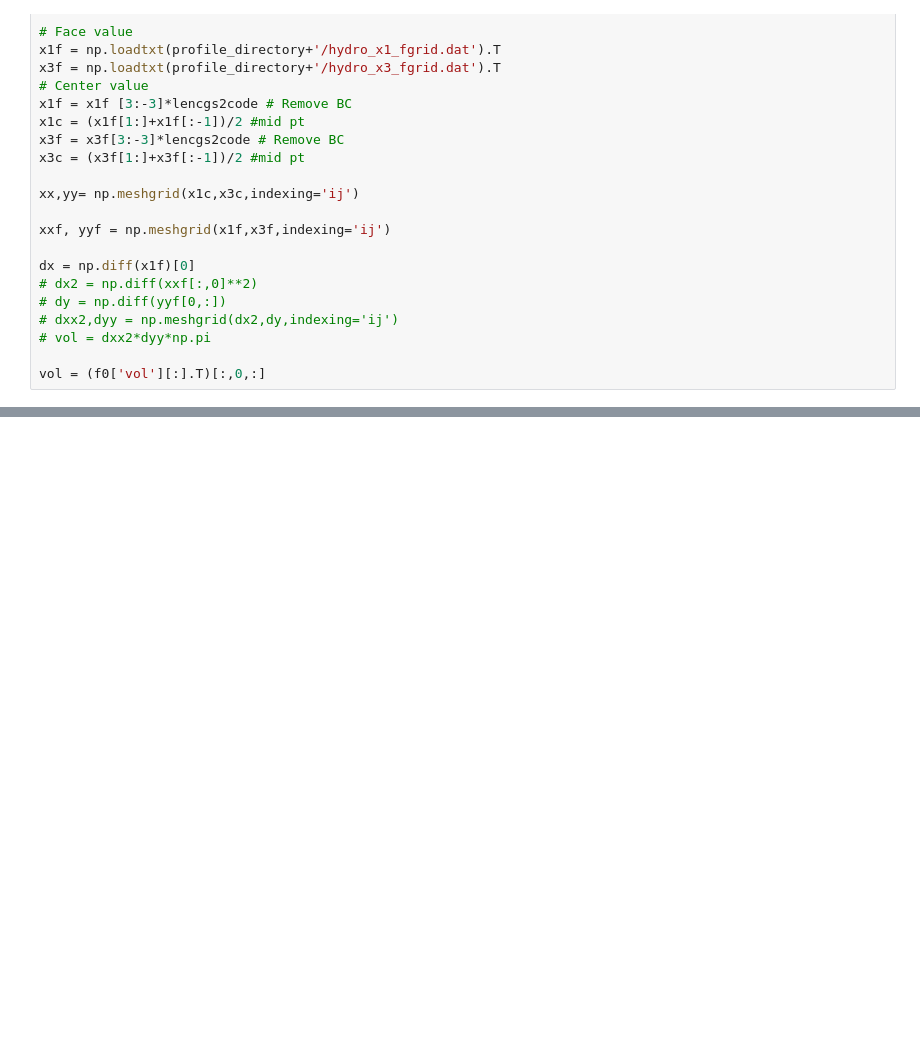
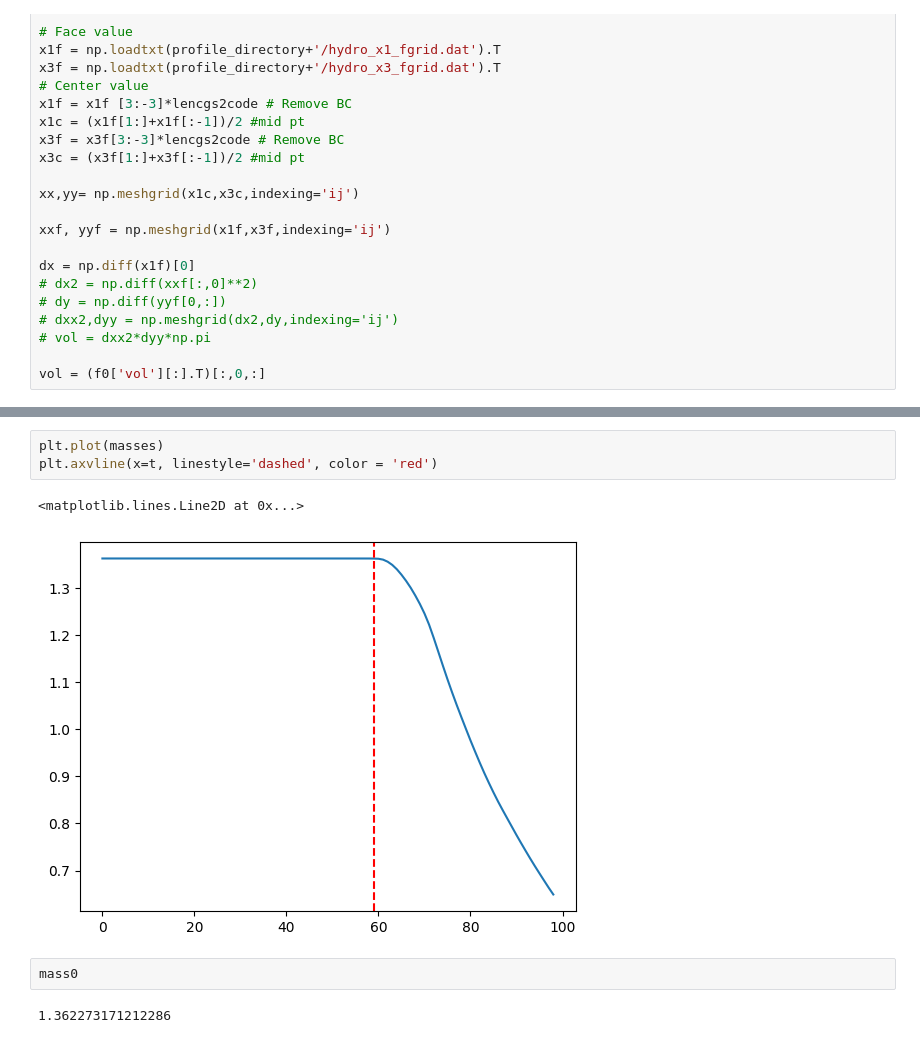
Before and after one commit to Chad-Chong/cumc3d, a Jupyter notebook: model/Type_Ia/outfile/Clean_readfile.ipynb, the cells around one changed output, grey strips where cells are left out. Saved outputs shown, nothing was run; the diff lists cells and outputs as text; blank space fills up the shorter version.

```diff
--- a/model/Type_Ia/outfile/Clean_readfile.ipynb
+++ b/model/Type_Ia/outfile/Clean_readfile.ipynb
@@ -77 +116,11 @@ print(mass0)
+# %%
+plt.plot(masses)
+plt.axvline(x=t, linestyle='dashed', color = 'red')
+# %% [output]
+<matplotlib.lines.Line2D at 0x...>
+[figure, added]
+# %%
+mass0
+# %% [output]
+1.362273171212286
 # %%
```
Also changed, not shown: parts of 9 cells of this notebook, 16 other files.
